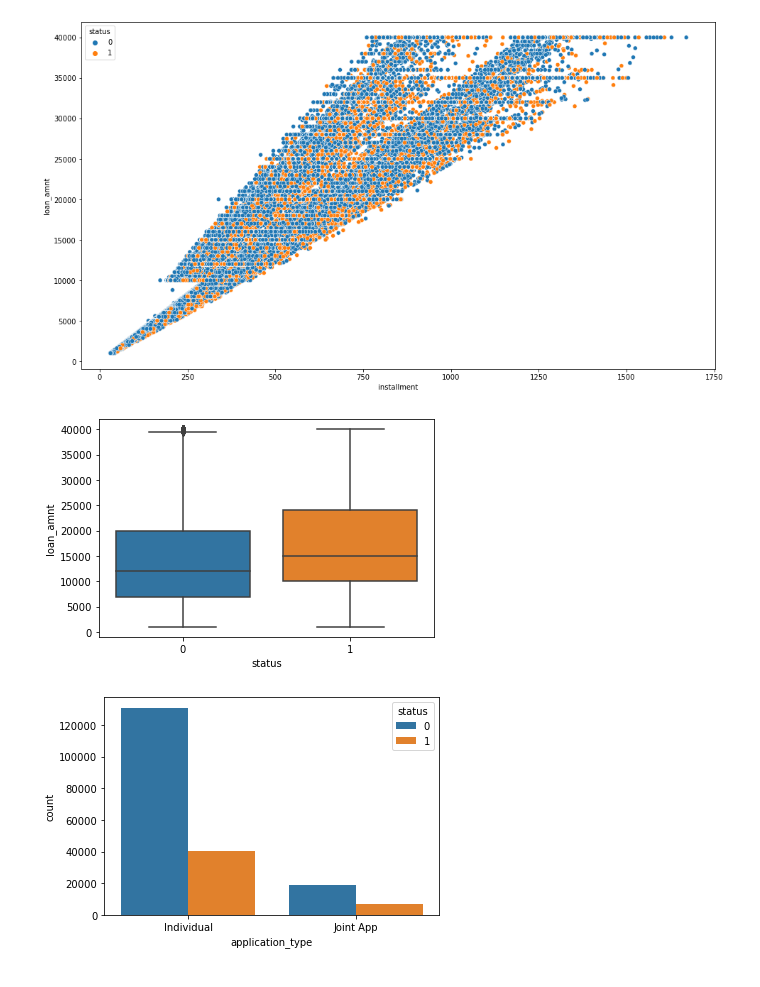
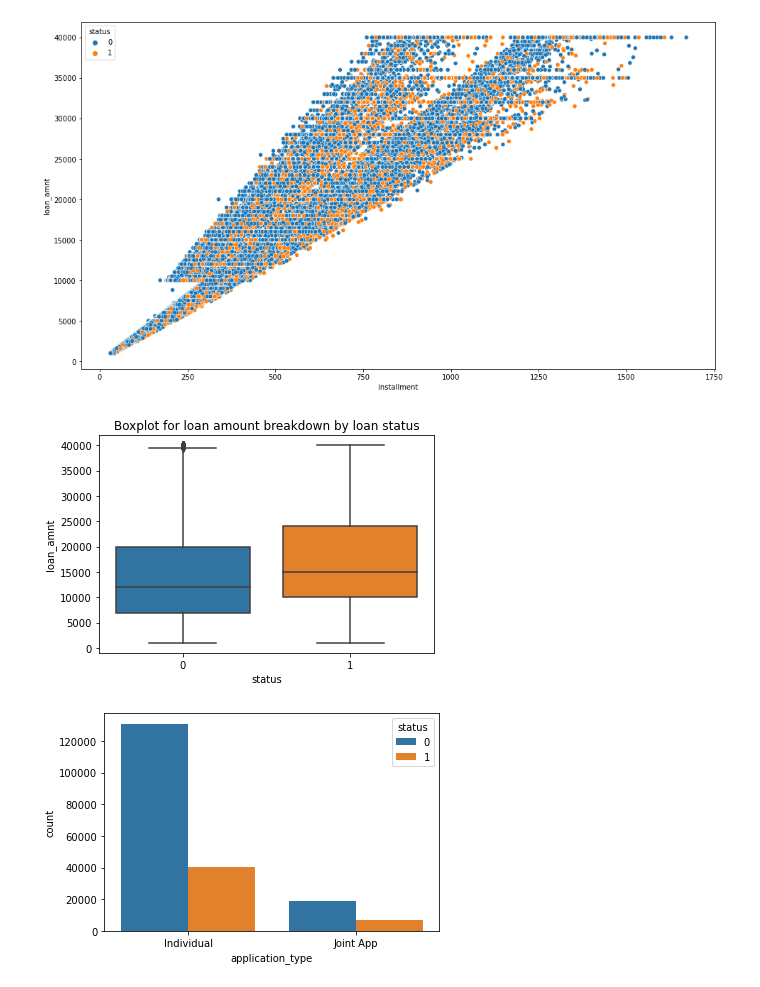
Before and after one commit to Jeryllchan88/DSIFCapstone, a Jupyter notebook: code/Capstone predicting loan default.ipynb, the cells around one changed output. Cells and saved outputs as stored; diff of their text form; code cells hidden in the pictures.

```diff
--- a/code/Capstone predicting loan default.ipynb
+++ b/code/Capstone predicting loan default.ipynb
@@ -237,9 +238,10 @@ sns.scatterplot(x='installment',y='loan_amnt',hue='status',data=loans)
 [figure]
 # %%
 # boxplot for loan amount range for each status of loans
-sns.boxplot(x='status',y='loan_amnt',data=loans);
+sns.boxplot(x='status',y='loan_amnt',data=loans)
+plt.title("Boxplot for loan amount breakdown by loan status",fontsize=12);
 # %% [output]
-[figure, old version]
+[figure, new version]
 # %%
 # application type by loan status
 sns.countplot(x='application_type',data=loans,hue='status');
```
Also changed, not shown: parts of 12 cells of this notebook, 5 other files.
